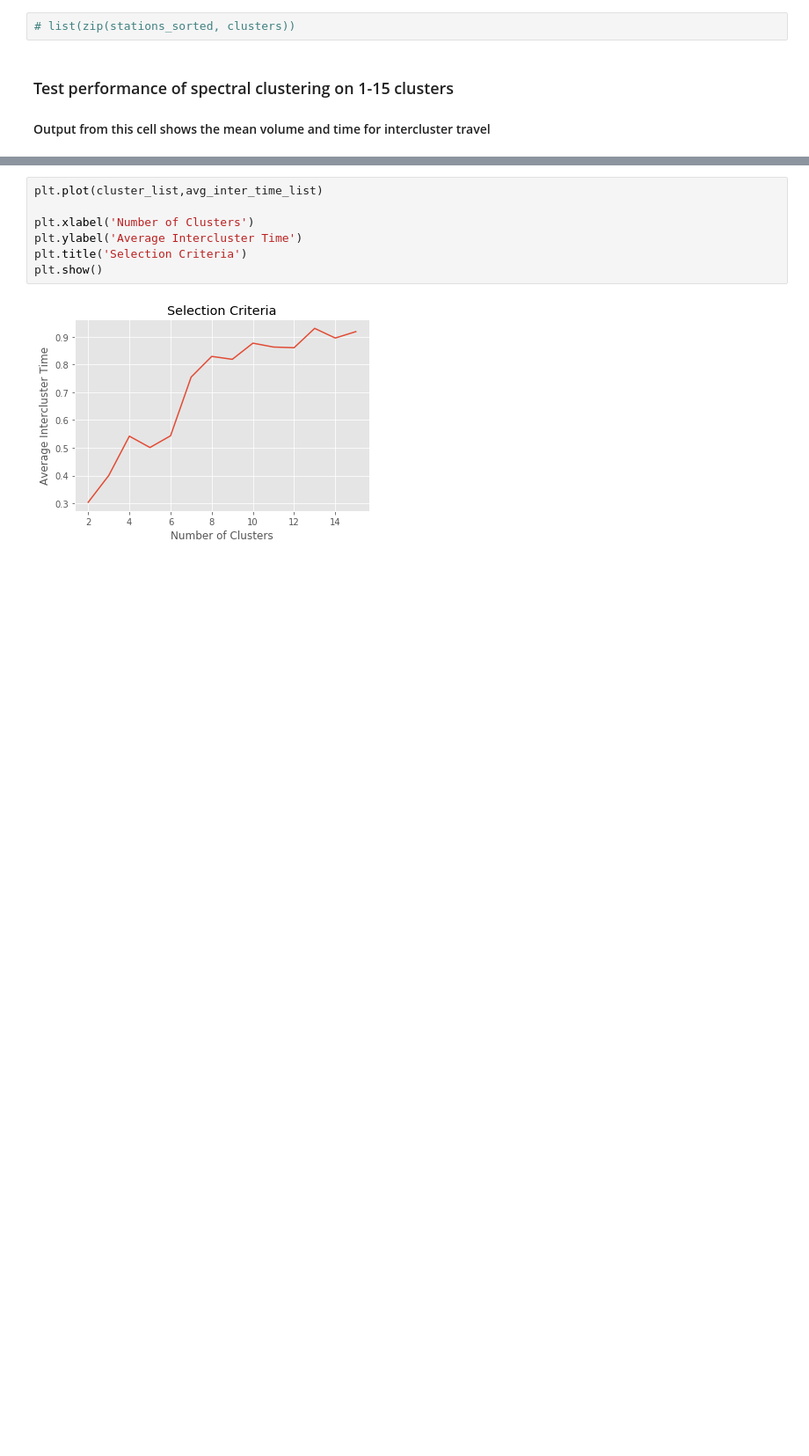
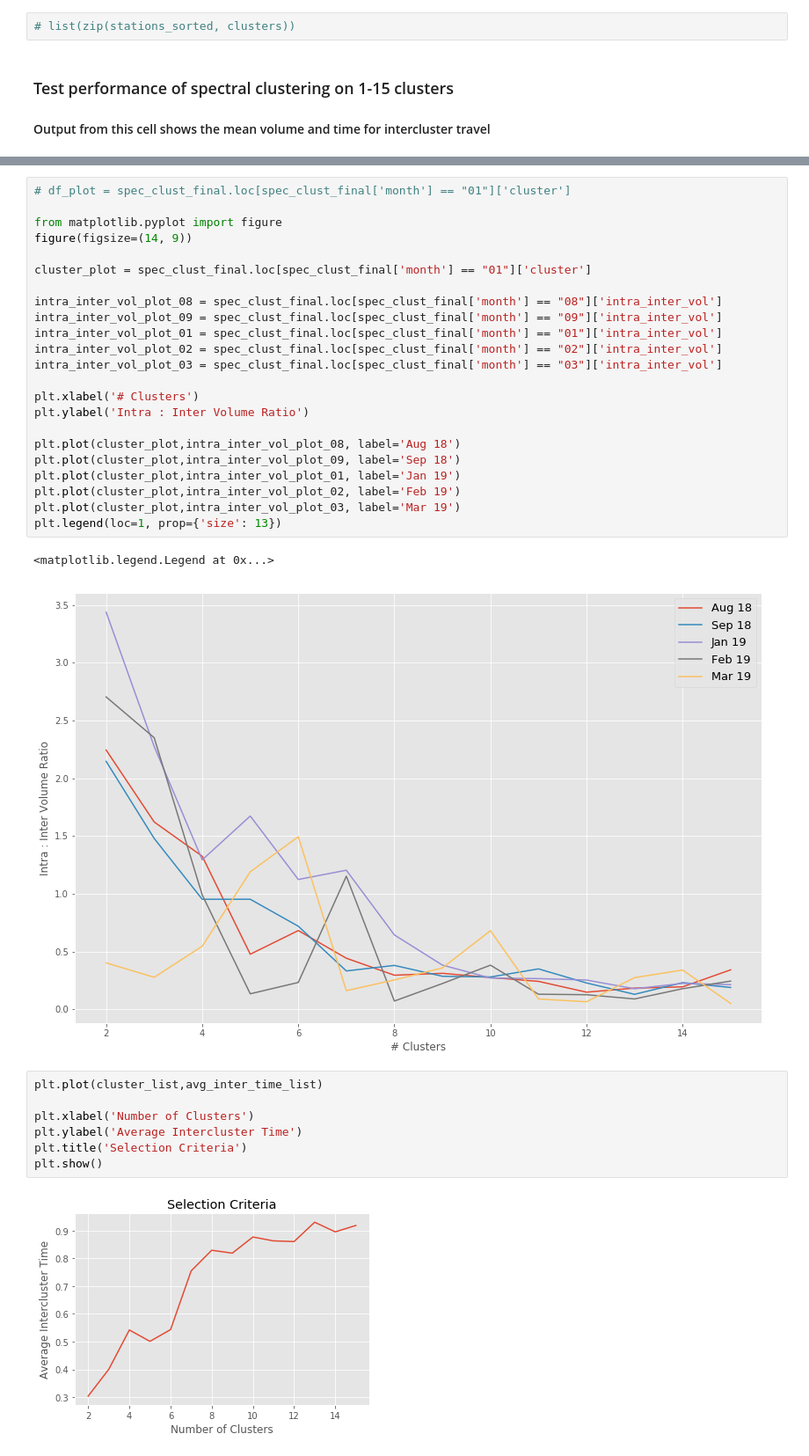
Before and after one commit to beomjundc/datax_bikeshare, a Jupyter notebook: exploratory/spectral_clustering_ER_v2.ipynb, the cells around one changed output, grey strips where cells are left out. Shown at 88% size. Saved outputs shown, nothing was run; the diff lists cells and outputs as text; blank space fills up the shorter version.

```diff
--- a/exploratory/spectral_clustering_ER_v2.ipynb
+++ b/exploratory/spectral_clustering_ER_v2.ipynb
@@ -235,3 +285,29 @@ clusters    avg inter volume   avg inter time   avg intra volume   avg intra tim
+# %%
+# df_plot = spec_clust_final.loc[spec_clust_final['month'] == "01"]['cluster']
+
+from matplotlib.pyplot import figure
+figure(figsize=(14, 9))
+
+cluster_plot = spec_clust_final.loc[spec_clust_final['month'] == "01"]['cluster']
+
+intra_inter_vol_plot_08 = spec_clust_final.loc[spec_clust_final['month'] == "08"]['intra_inter_vol']
+intra_inter_vol_plot_09 = spec_clust_final.loc[spec_clust_final['month'] == "09"]['intra_inter_vol']
+intra_inter_vol_plot_01 = spec_clust_final.loc[spec_clust_final['month'] == "01"]['intra_inter_vol']
+intra_inter_vol_plot_02 = spec_clust_final.loc[spec_clust_final['month'] == "02"]['intra_inter_vol']
+intra_inter_vol_plot_03 = spec_clust_final.loc[spec_clust_final['month'] == "03"]['intra_inter_vol']
+
+plt.xlabel('# Clusters')
+plt.ylabel('Intra : Inter Volume Ratio')
+
+plt.plot(cluster_plot,intra_inter_vol_plot_08, label='Aug 18')
+plt.plot(cluster_plot,intra_inter_vol_plot_09, label='Sep 18')
+plt.plot(cluster_plot,intra_inter_vol_plot_01, label='Jan 19')
+plt.plot(cluster_plot,intra_inter_vol_plot_02, label='Feb 19')
+plt.plot(cluster_plot,intra_inter_vol_plot_03, label='Mar 19')
+plt.legend(loc=1, prop={'size': 13})
+# %% [output]
+<matplotlib.legend.Legend at 0x...>
+[figure, added]
 # %%
 plt.plot(cluster_list,avg_inter_time_list)
 
```
Also changed, not shown: parts of 19 cells of this notebook.
